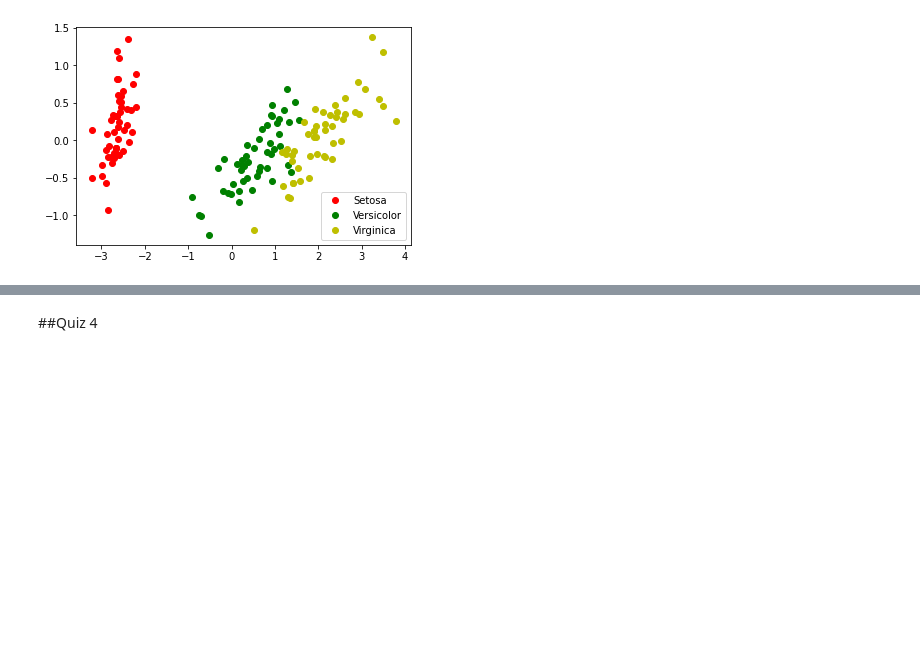
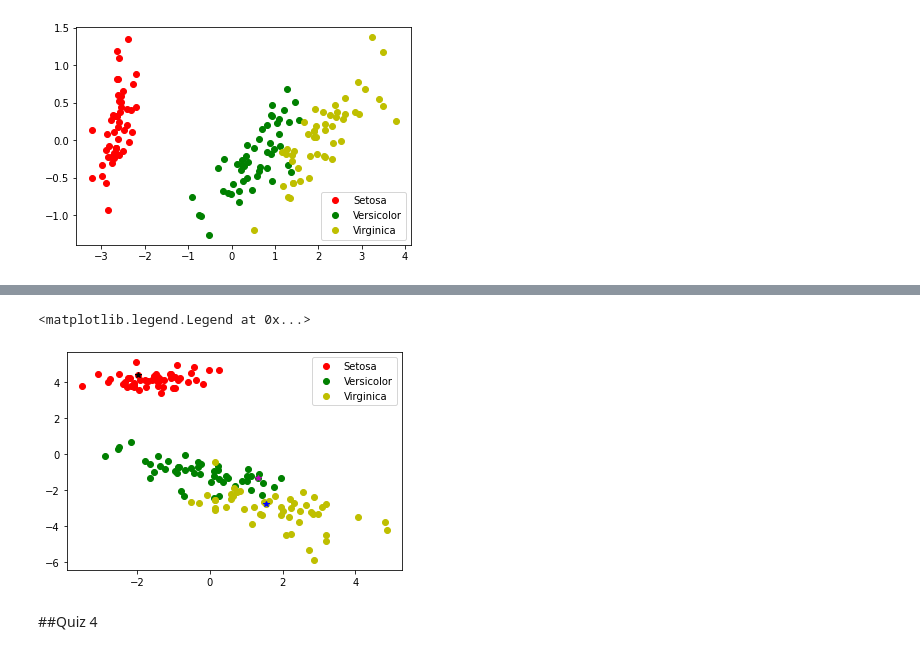
Before and after one commit to siriwat-heart/Multivariate, a Jupyter notebook: Chapter_4_MDS.ipynb, the cells around one changed output, grey strips where cells are left out. Cells and saved outputs as stored; diff of their text form; code cells hidden in the pictures; blank space fills up the shorter version.

```diff
--- a/Chapter_4_MDS.ipynb
+++ b/Chapter_4_MDS.ipynb
@@ -46,3 +127,14 @@ plt.legend()
+# %%
+plt.plot(new_mds2[:50,0],new_mds2[:50,1],'or',label='Setosa')
+plt.plot(new_mds2[50:100,0],new_mds2[50:100,1],'og',label='Versicolor')
+plt.plot(new_mds2[100:,0],new_mds2[100:,1],'oy',label='Virginica')
+plt.plot(new_mds2[6,0],new_mds2[6,1],'*k')
+plt.plot(new_mds2[56,0],new_mds2[56,1],'*m')
+plt.plot(new_mds2[116,0],new_mds2[116,1],'*b')
+plt.legend()
+# %% [output]
+<matplotlib.legend.Legend at 0x...>
+[figure, added]
 # %% [markdown]
 ##Quiz 4
 # %%
```
Also changed, not shown: parts of 19 cells of this notebook.
